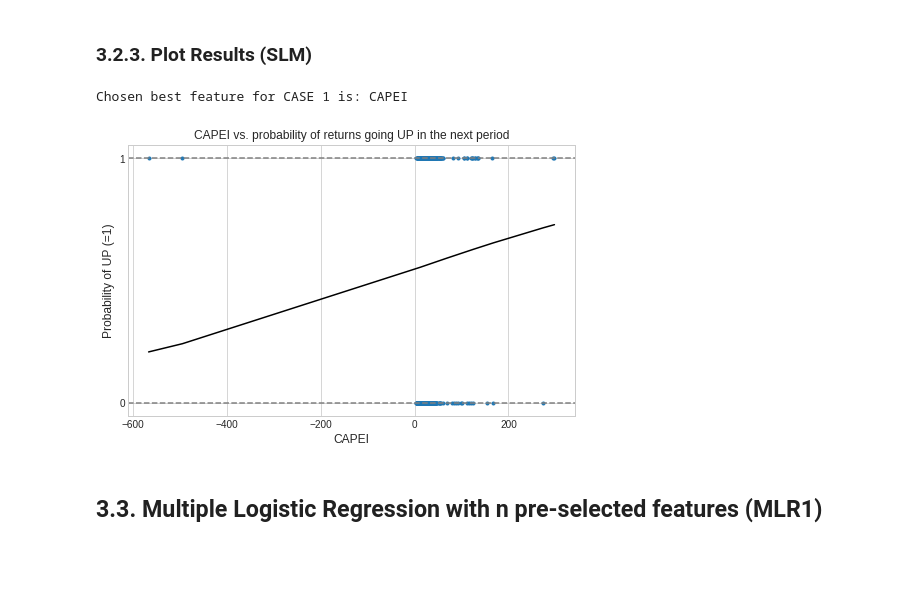
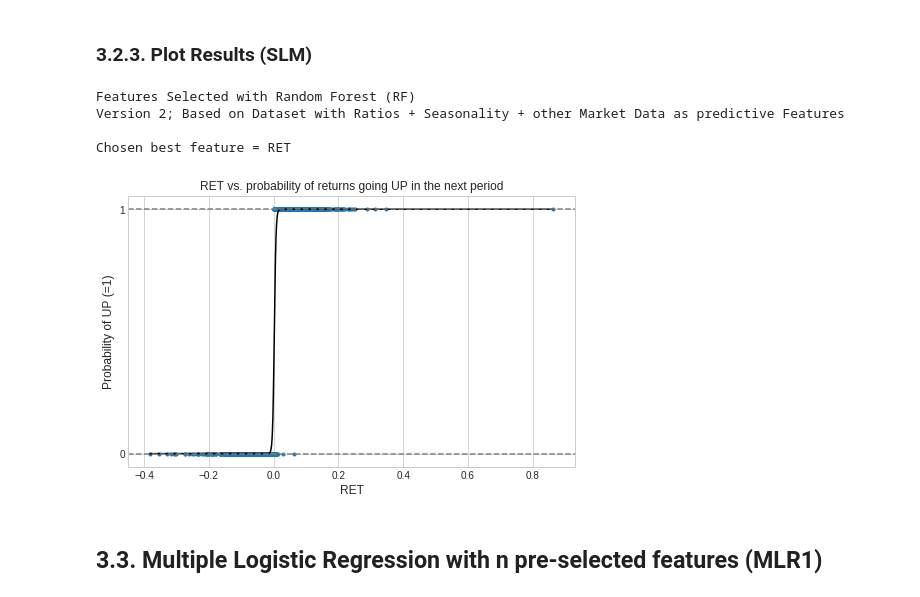
Before and after one commit to mathiasluethi/Machine_Learning_in_Finance_Group_Project, a Jupyter notebook: 3a_prediction_logistic_regression.ipynb, the cells around one changed output. Cells and saved outputs as stored; diff of their text form; code cells hidden in the pictures; blank space fills up the shorter version.

```diff
--- a/3a_prediction_logistic_regression.ipynb
+++ b/3a_prediction_logistic_regression.ipynb
@@ -30,8 +31,10 @@ VERSION = 1; Feature Matrix with only ratios
 VERSION = 2;  Feature Matrix with ratios + saisonality + other market data
 # %%
 ### Chose which dataset version you want the selection of features and the prediction to be based on
-_VERSION_ = 1
-
+_VERSION_ = 2
+"""
+INSERT NUMBER 1 or 2
+"""
 
 
 # Define sel_state variable for easier printing out
@@ -44,19 +48,17 @@ else: raise ValueError('_VALUE_ must be either 1 or 2')
 SELECTON  = RF ; Features pre-selected with Random Forest Classifier
 SELECTION = PCA; Features pre-selected with Principal Component Analysis (PCA)
 # %%
-# Assign value
-RF = 1
-PCA = 2
-
 ### Choose whether you want the datasets with features selected with RF or PCA
-_SELECTION_ = PCA
-
+_SELECTION_ = 'RF'
+"""
+INSERT 'RF' OR 'PCA'
+"""
 
 
 # Define sel_state variable for easier printing out
-if _SELECTION_ == RF:
+if _SELECTION_ == 'RF':
     sel_feat = 'Random Forest (RF)'
-elif _SELECTION_ == PCA:
+elif _SELECTION_ == 'PCA':
     sel_feat = 'Principal Component Analysis (PCA)'
 else: raise ValueError('_SELECTION_ must be either RF or PCA')
 # %% [markdown]
@@ -360,29 +376,42 @@ dtype: float64
 # %% [markdown]
 ### 3.2.3. Plot Results (SLM)
 # %%
-print('Chosen best feature for CASE ' + str(_CASE_) + ' is: ' + str(best_feature))
+print("")
+print('Features Selected with ' + str(sel_feat))
+print('Version ' + str(_VERSION_) + '; ' + str(sel_version))
+print("")
+print('Chosen best feature = ' + str(best_feature))
 print("")
 
-# Transfer best_feature column an prediction for response vector in a newly made dataframe "res"
-res = pd.DataFrame()
-res['best_feature'] = X_train_s[best_feature]
-res['pred'] = logReg.predict()
+# Plot scatter and log.Reg
+if _SELECTION_ == 'RF':
 
-# Sort results by values of the best_feature column
-res = res.sort_values('best_feature')
+    # Transfer best_feature column an prediction for response vector in a newly made dataframe "res"
+    res = pd.DataFrame()
+    res['best_feature'] = X_train_s[best_feature]
+    res['pred'] = logReg.predict()
 
-# Plot scatter and log.Reg
-plt.figure(figsize =(8,5))
-plt.scatter(X_train_s[best_feature], y_train_s, marker ='.')
-plt.plot(res.best_feature, res.pred, c = 'k')
-plt.axhline(y=0, color = "gray", linestyle = "dashed")
-plt.axhline(y=1, color = "gray", linestyle = "dashed")
-plt.ylabel("Probability of UP (=1)", fontsize =12)
-plt.xlabel(str(best_feature), fontsize =12)
-plt.title(str(best_feature) + ' vs. probability of returns going UP in the next period');
+    # Sort results by values of the best_feature column
+    res = res.sort_values('best_feature')
+    plt.figure(figsize =(8,5))
+    plt.scatter(X_train_s[best_feature], y_train_s, marker ='.')
+    plt.plot(res.best_feature, res.pred, c = 'k')
+    plt.axhline(y=0, color = "gray", linestyle = "dashed")
+    plt.axhline(y=1, color = "gray", linestyle = "dashed")
+    plt.ylabel("Probability of UP (=1)", fontsize =12)
+    plt.xlabel(str(best_feature), fontsize =12)
+    plt.title(str(best_feature) + ' vs. probability of returns going UP in the next period');
+
+elif _SELECTION_ == 'PCA':
+    print('ERROR: PCA best feature not defined! Thus no Simple Regression possible.')
+
+else: raise ValueError('_VERSION_ value must be either 1 or 2, _SELECTION_ must be either RF or PCA')
 # %% [output]
-Chosen best feature for CASE 1 is: CAPEI
+Features Selected with Random Forest (RF)
+Version 2; Based on Dataset with Ratios + Seasonality + other Market Data as predictive Features
+
+Chosen best feature = RET
-[figure, old version]
+[figure, new version]
 # %% [markdown]
 ## 3.3. Multiple Logistic Regression with n pre-selected features (MLR1)
 # %% [markdown]
```
Also changed, not shown: parts of 26 cells of this notebook, 28 other files.
